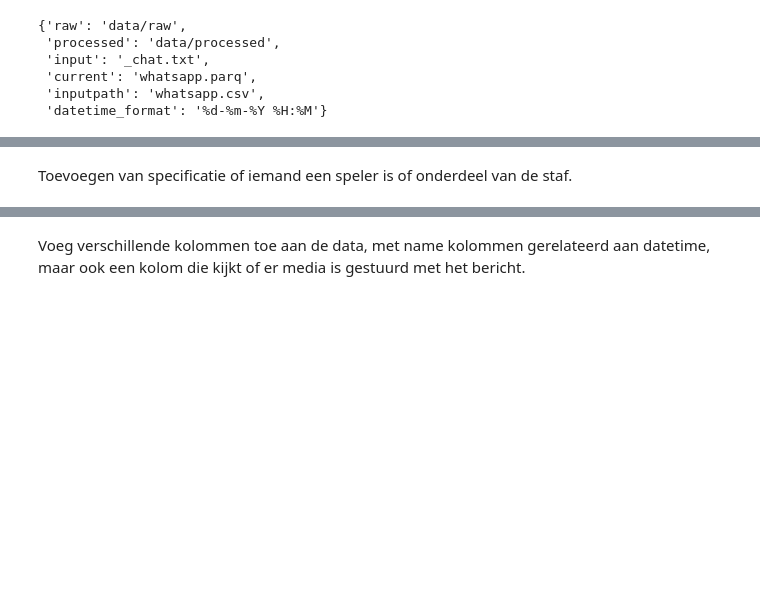
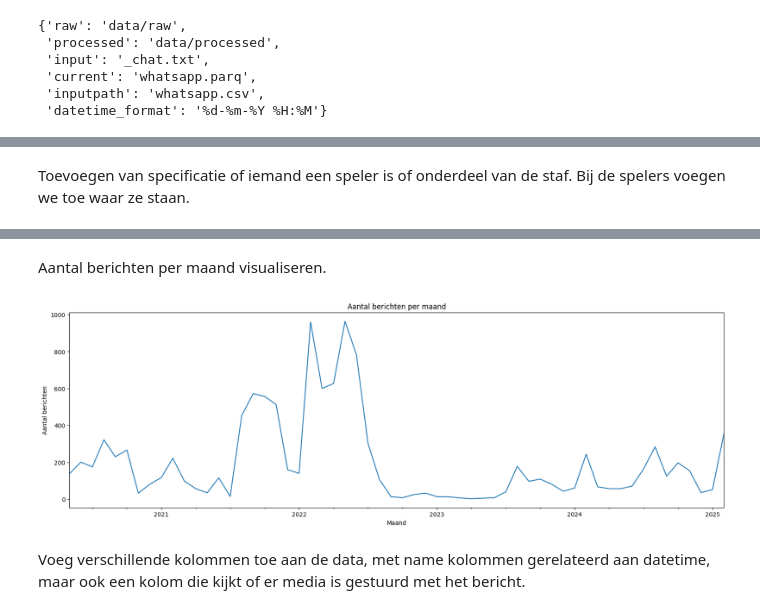
Before and after one commit to StolkHU/DAV_HU_AS, a Jupyter notebook: notebooks/as-01-comparing-categories.ipynb, the cells around one changed output, grey strips where cells are left out. Drawn from its saved outputs; the diff is of its cells as text; code cells hidden in the pictures; blank space fills up the shorter version.

```diff
--- a/notebooks/as-01-comparing-categories.ipynb
+++ b/notebooks/as-01-comparing-categories.ipynb
@@ -40,7 +40,7 @@ base_dataframe.head()
 | 3 | 2024-04-29 15:45:00 | De voorbereiding is vrijwel rond;... | bellowing-tarsier | False | False | 85 | False | worktimes | ... |
 | 4 | 2024-04-29 15:47:00 | Heb je vragen of is iets niet dui... | bellowing-tarsier | False | False | 54 | False | worktimes | ... |
 # %% [markdown]
-Toevoegen van specificatie of iemand een speler is of onderdeel van de staf.
+Toevoegen van specificatie of iemand een speler is of onderdeel van de staf. Bij de spelers voegen we toe waar ze staan.
 # %%
 namen_staff = [
 "bellowing-tarsier",
@@ -71,6 +71,19 @@ base_dataframe.head()
 | 2 | 2024-04-29 15:43:00 | Ik ga er vanuit dat iedereen erbi... | bellowing-tarsier | False | False | 114 | False | worktimes | ... |
 | 3 | 2024-04-29 15:45:00 | De voorbereiding is vrijwel rond;... | bellowing-tarsier | False | False | 85 | False | worktimes | ... |
 | 4 | 2024-04-29 15:47:00 | Heb je vragen of is iets niet dui... | bellowing-tarsier | False | False | 54 | False | worktimes | ... |
+# %% [markdown]
+Aantal berichten per maand visualiseren.
+# %%
+messages_per_month = base_dataframe.groupby(base_dataframe["timestamp"].dt.to_period("M")).size()
+
+plt.figure(figsize=(20, 6))
+messages_per_month.plot(kind="line")
+plt.title("Aantal berichten per maand")
+plt.xlabel("Maand")
+plt.ylabel("Aantal berichten")
+plt.show()
+# %% [output]
+[figure, added]
 # %% [markdown]
 Voeg verschillende kolommen toe aan de data, met name kolommen gerelateerd aan datetime, maar ook een kolom die kijkt of er media is gestuurd met het bericht.
 # %%
```
Also changed, not shown: parts of 4 cells of this notebook, 5 other files.
